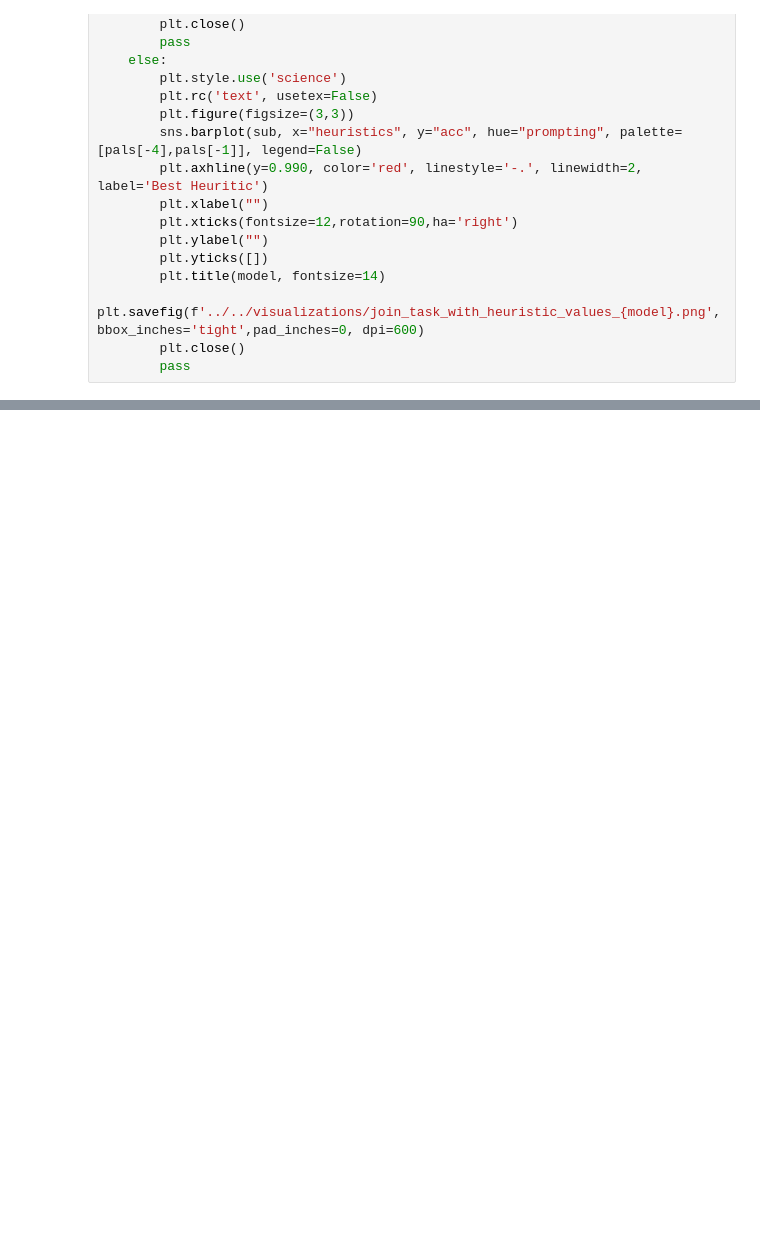
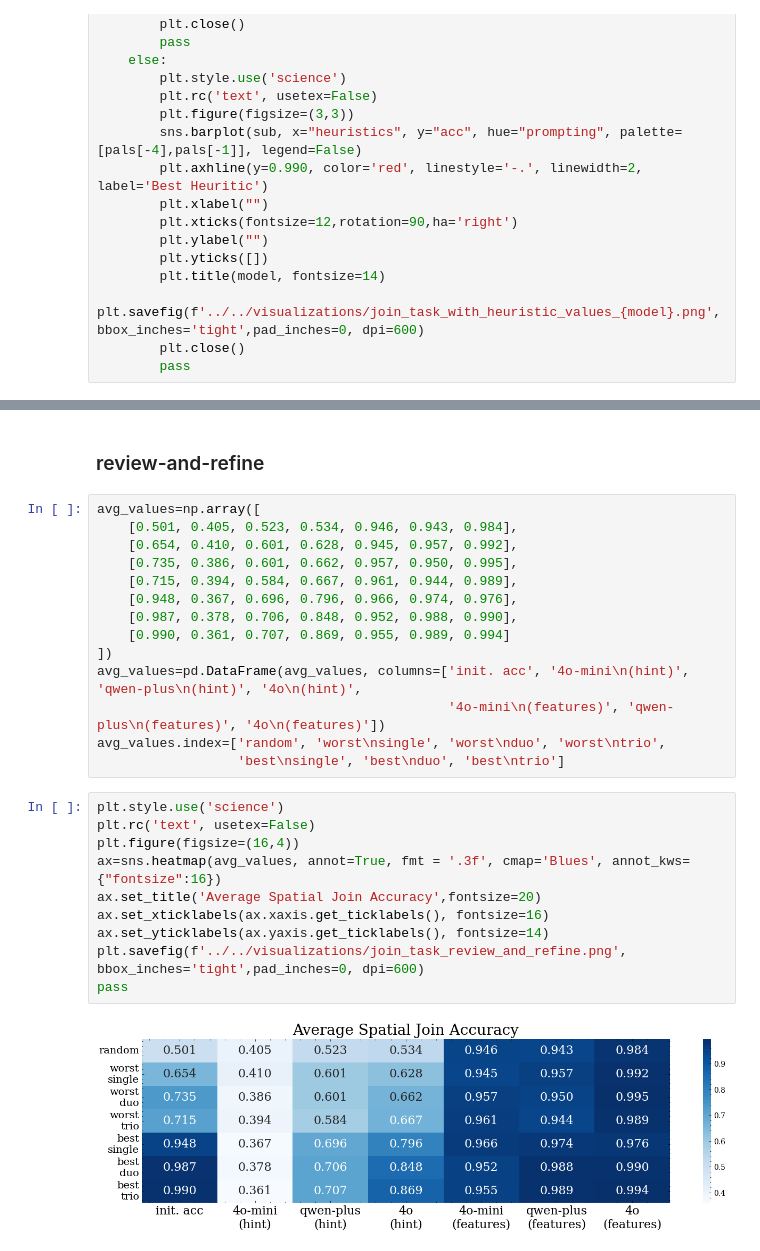
Before and after one commit to BeanHam/2024-spatial-data-integration, a Jupyter notebook: join_task/inference_results/vis_llm_results.ipynb, the cells around one changed output, grey strips where cells are left out. Saved outputs shown, nothing was run; the diff lists cells and outputs as text; blank space fills up the shorter version.

```diff
--- a/join_task/inference_results/vis_llm_results.ipynb
+++ b/join_task/inference_results/vis_llm_results.ipynb
@@ -267,0 +169,28 @@ for model in models:
+# %% [markdown]
+### review-and-refine
+# %%
+avg_values=np.array([
+    [0.501, 0.405, 0.523, 0.534, 0.946, 0.943, 0.984],
+    [0.654, 0.410, 0.601, 0.628, 0.945, 0.957, 0.992],
+    [0.735, 0.386, 0.601, 0.662, 0.957, 0.950, 0.995],
+    [0.715, 0.394, 0.584, 0.667, 0.961, 0.944, 0.989],
+    [0.948, 0.367, 0.696, 0.796, 0.966, 0.974, 0.976],
+    [0.987, 0.378, 0.706, 0.848, 0.952, 0.988, 0.990],
+    [0.990, 0.361, 0.707, 0.869, 0.955, 0.989, 0.994]
+])
+avg_values=pd.DataFrame(avg_values, columns=['init. acc', '4o-mini\n(hint)', 'qwen-plus\n(hint)', '4o\n(hint)',
+                                             '4o-mini\n(features)', 'qwen-plus\n(features)', '4o\n(features)'])
+avg_values.index=['random', 'worst\nsingle', 'worst\nduo', 'worst\ntrio',
+                  'best\nsingle', 'best\nduo', 'best\ntrio']
+# %%
+plt.style.use('science')
+plt.rc('text', usetex=False)
+plt.figure(figsize=(16,4))
+ax=sns.heatmap(avg_values, annot=True, fmt = '.3f', cmap='Blues', annot_kws={"fontsize":16})
+ax.set_title('Average Spatial Join Accuracy',fontsize=20)
+ax.set_xticklabels(ax.xaxis.get_ticklabels(), fontsize=16)
+ax.set_yticklabels(ax.yaxis.get_ticklabels(), fontsize=14)
+plt.savefig(f'../../visualizations/join_task_review_and_refine.png', bbox_inches='tight',pad_inches=0, dpi=600)
+pass
+# %% [output]
+[figure, added]
```
Also changed, not shown: parts of 3 cells of this notebook, 6 other files.
